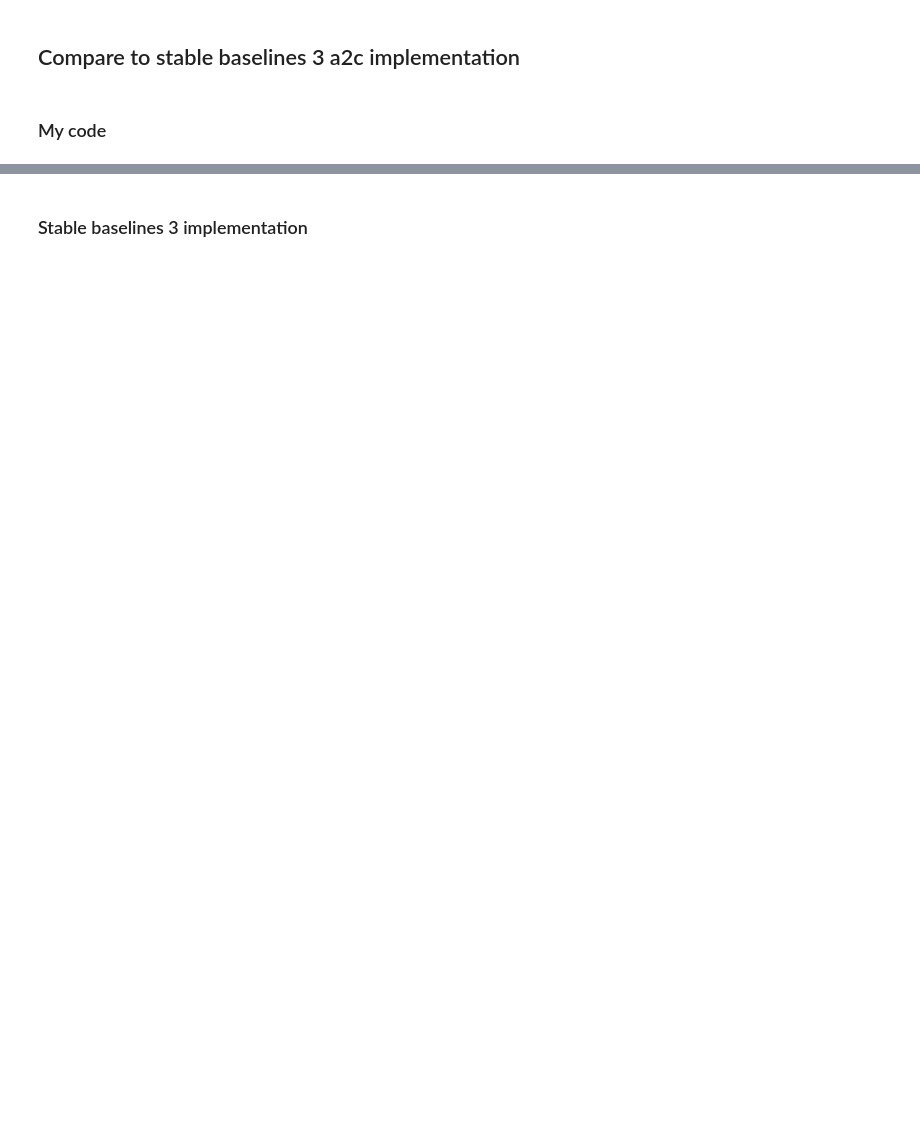
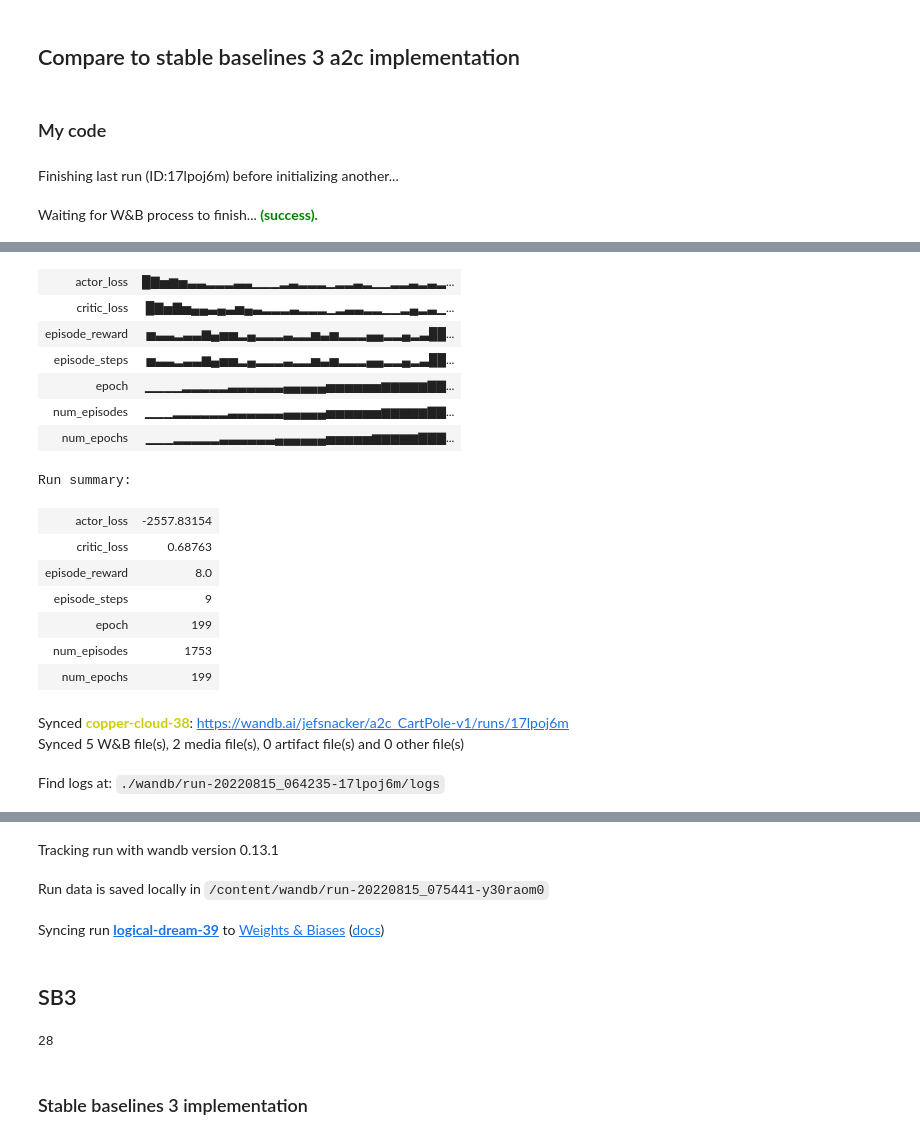
Before and after one commit to jbpacker/deep-rl-class, a Jupyter notebook: unit7/a2c.ipynb, the cells around one changed output, grey strips where cells are left out. Cells and saved outputs as stored; diff of their text form; code cells hidden in the pictures; blank space fills up the shorter version.

```diff
--- a/unit7/a2c.ipynb
+++ b/unit7/a2c.ipynb
@@ -87,7 +110,6 @@ class CriticNetwork(nn.Module):
         self.l3 = nn.Linear(256, 1)
 
     def forward(self, x):
-        x = torch.from_numpy(x).float()
         x = self.l1(x)
         x = F.relu(x)
 
@@ -141,7 +163,6 @@ class ActorNetwork(nn.Module):
         """
         Given a state, take action
         """
-        state = torch.from_numpy(state).float().unsqueeze(0)
         probs = self.forward(state)
         m = Categorical(probs)
         action = m.sample()
@@ -168,11 +189,11 @@ def record_video(env, policy, out_directory, fps=30):
     images.append(img)
     while not done:
         # Take the action (index) that have the maximum expected future reward given that state
-        action, _ = policy.act(state)
-        state, reward, done, info = env.step(action.item()) # We directly put next_state = state for recording logic
-        img = env.render(mode='rgb_array')
-        images.append(img)
-        action.detach()
+        with torch.no_grad():
+            action, _ = policy.act(torch.from_numpy(state).float().unsqueeze(0))
+            state, reward, done, info = env.step(action.item()) # We directly put next_state = state for recording logic
+            img = env.render(mode='rgb_array')
+            images.append(img)
     imageio.mimsave(out_directory, [np.array(img) for i, img in enumerate(images)], fps=fps)
     wandb.log({"videos": wandb.Video(out_directory, fps=fps)})
 
@@ -362,0 +548,15 @@ def train_episodic(env_id):
+# %%
+a_lr = 1e-3
+c_lr = 1e-3
+gamma = 0.99
+n_epochs = 2000
+max_episode_steps = 500
+
+log = True
+num_episodes_to_vid = 100
+record_vids = True
+
+# env_id = "CartPole-v1"
+env_id = "Pixelcopter-PLE-v0"
+
+train_episodic(env_id)
@@ -365,11 +741,10 @@ def train_episodic(env_id):
 # %% [markdown]
 ### My code
 # %%
-
 a_lr = 1e-3
 c_lr = 1e-3
 gamma = 0.99
-n_epochs = 5000
+n_epochs = 200
 steps_per_epoch = 128
 max_episode_steps = 500
 
@@ -380,5 +755,7 @@ record_vids = True
 env_id = "CartPole-v1"
 # env_id = "Pixelcopter-PLE-v0"
 
-train_episodic(env_id)
+train_buffer(env_id)
 # %% [output]
+Finishing last run (ID:17lpoj6m) before initializing another...
+Waiting for W&B process to finish... (success).
@@ -385,0 +763,18 @@ WARNING:imageio_ffmpeg:IMAGEIO FFMPEG_WRITER WARNING: input image is not divisib
+| actor_loss | █▇▅▆▅▃▃▂▂▂▃▃▁▁▁▂▃▂▂▂▁▂▂▃▂▁▁▂▂▃▂▃▂... |
+| critic_loss | █▇▅▇▅▄▄▃▄▃▅▄▃▂▂▂▃▂▂▂▁▂▃▃▂▂▁▁▂▄▂▃▁... |
+| episode_reward | ▅▃▃▂▃▃▆▄▅▅▂▄▂▂▂▃▂▂▅▃▅▂▂▂▄▄▂▂▄▂▃██... |
+| episode_steps | ▅▃▃▂▃▃▆▄▅▅▂▄▂▂▂▃▂▂▅▃▅▂▂▂▄▄▂▂▄▂▃██... |
+| epoch | ▁▁▁▁▂▂▂▂▂▃▃▃▃▃▃▄▄▄▄▄▅▅▅▅▅▅▆▆▆▆▆▇▇... |
+| num_episodes | ▁▁▁▂▂▂▂▂▂▃▃▃▃▃▃▄▄▄▄▄▅▅▅▅▅▅▆▆▆▆▆▇▇... |
+| num_epochs | ▁▁▁▂▂▂▂▂▃▃▃▃▃▃▄▄▄▄▄▄▅▅▅▅▅▆▆▆▆▆▇▇▇... |
+Run summary:
+| actor_loss | -2557.83154 |
+| critic_loss | 0.68763 |
+| episode_reward | 8.0 |
+| episode_steps | 9 |
+| epoch | 199 |
+| num_episodes | 1753 |
+| num_epochs | 199 |
+Synced copper-cloud-38: https://wandb.ai/jefsnacker/a2c_CartPole-v1/runs/17lpoj6m
+Synced 5 W&B file(s), 2 media file(s), 0 artifact file(s) and 0 other file(s)
+Find logs at: ./wandb/run-20220815_064235-17lpoj6m/logs
@@ -386,3 +782,15 @@ WARNING:imageio_ffmpeg:IMAGEIO FFMPEG_WRITER WARNING: input image is not divisib
+Tracking run with wandb version 0.13.1
+Run data is saved locally in /content/wandb/run-20220815_075441-y30raom0
+Syncing run logical-dream-39 to Weights & Biases (docs)
+# %% [markdown]
+## SB3
+# %%
+env_id = "AntBulletEnv-v0"
+env = gym.make(env_id)
+
+print(env.observation_space.shape[0])
+# %% [output]
+28
 # %%
 n_steps = 1000000
 a_lr = 1e-3
```
Also changed, not shown: parts of 12 cells of this notebook.
